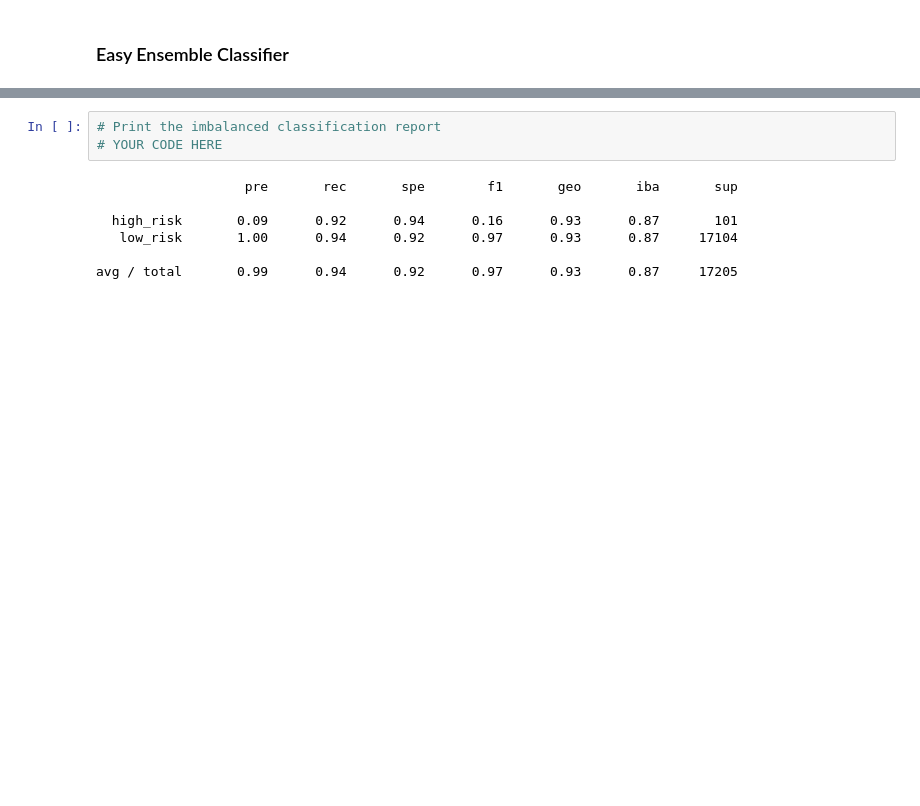
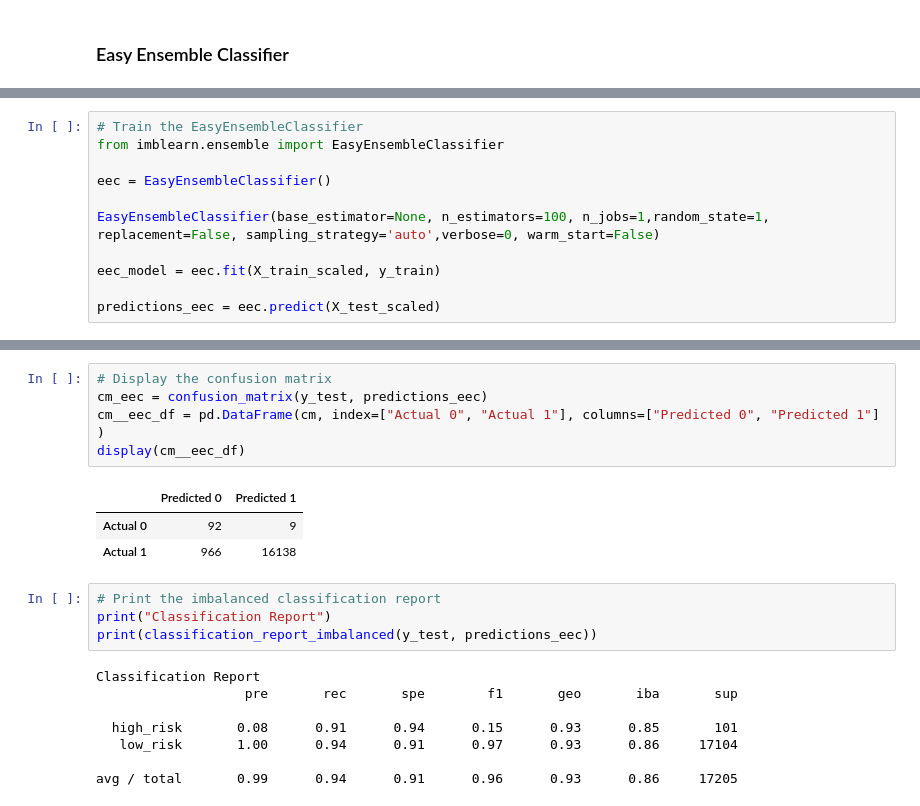
Before and after one commit to dbogatic/classification-credit-risk, a Jupyter notebook: credit_risk_ensemble.ipynb, the cells around one changed output, grey strips where cells are left out. Drawn from its saved outputs; the diff is of its cells as text; blank space fills up the shorter version.

Commit message:
easy ensamble

```diff
--- a/credit_risk_ensemble.ipynb
+++ b/credit_risk_ensemble.ipynb
@@ -239,2 +234,13 @@ EasyEnsembleClassifier(base_estimator=None, n_estimators=100, n_jobs=1,
+# %%
+# Train the EasyEnsembleClassifier
+from imblearn.ensemble import EasyEnsembleClassifier
+
+eec = EasyEnsembleClassifier()
+
+EasyEnsembleClassifier(base_estimator=None, n_estimators=100, n_jobs=1,random_state=1, replacement=False, sampling_strategy='auto',verbose=0, warm_start=False)
+
+eec_model = eec.fit(X_train_scaled, y_train)
+
+predictions_eec = eec.predict(X_test_scaled)
 # %%
 # Calculated the balanced accuracy score
@@ -250,10 +251,22 @@ array([[   93,     8],
+# %%
+# Display the confusion matrix
+cm_eec = confusion_matrix(y_test, predictions_eec)
+cm__eec_df = pd.DataFrame(cm, index=["Actual 0", "Actual 1"], columns=["Predicted 0", "Predicted 1"]
+)
+display(cm__eec_df)
+# %% [output]
+|  | Predicted 0 | Predicted 1 |
+| Actual 0 | 92 | 9 |
+| Actual 1 | 966 | 16138 |
 # %%
 # Print the imbalanced classification report
-# YOUR CODE HERE
+print("Classification Report")
+print(classification_report_imbalanced(y_test, predictions_eec))
 # %% [output]
+Classification Report
                    pre       rec       spe        f1       geo       iba       sup
 
-  high_risk       0.09      0.92      0.94      0.16      0.93      0.87       101
-   low_risk       1.00      0.94      0.92      0.97      0.93      0.87     17104
+  high_risk       0.08      0.91      0.94      0.15      0.93      0.85       101
+   low_risk       1.00      0.94      0.91      0.97      0.93      0.86     17104
 
-avg / total       0.99      0.94      0.92      0.97      0.93      0.87     17205
+avg / total       0.99      0.94      0.91      0.96      0.93      0.86     17205
```
Also changed, not shown: parts of 7 cells of this notebook.
